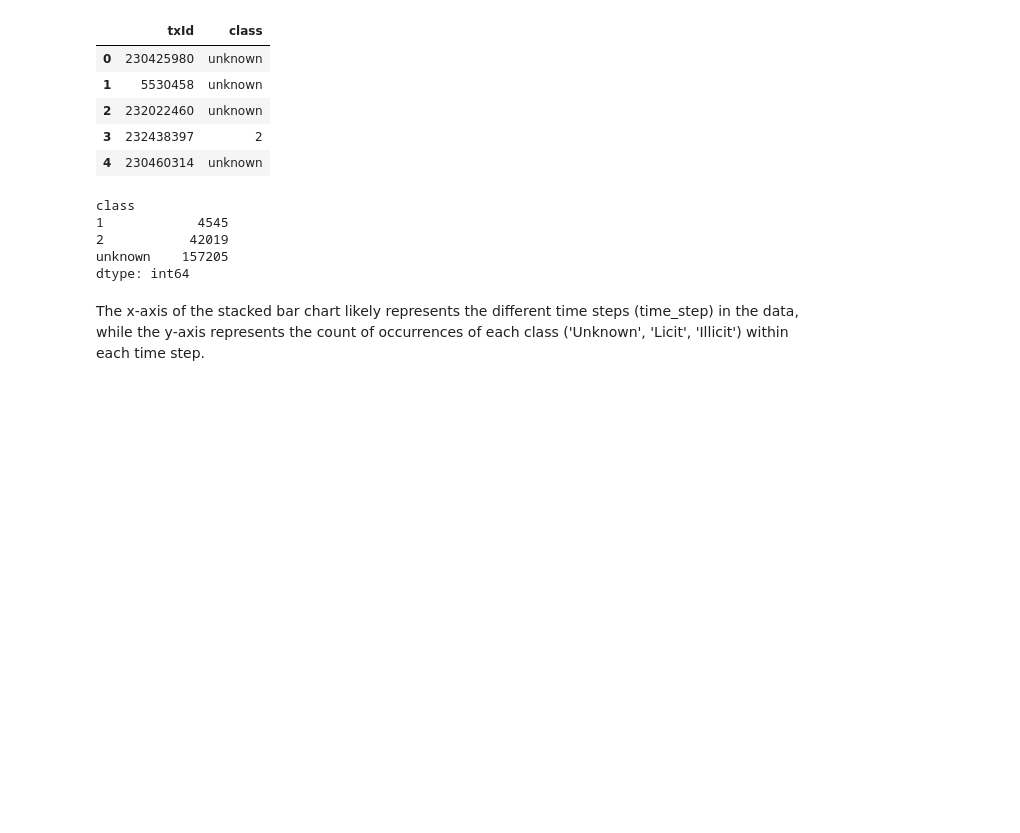
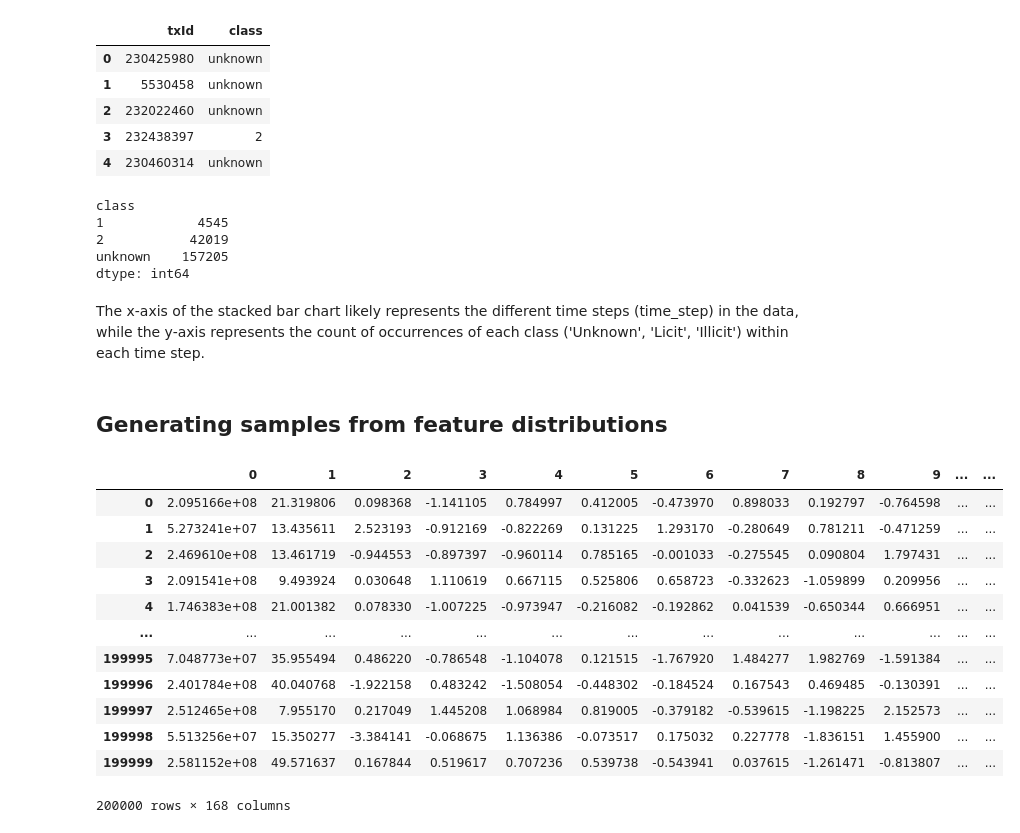
Before and after one commit to pmedare/synthesis-project-II, a Jupyter notebook: Roger/first_tries.ipynb, the cells around one changed output. Drawn from its saved outputs; the diff is of its cells as text; code cells hidden in the pictures; blank space fills up the shorter version.

```diff
--- a/Roger/first_tries.ipynb
+++ b/Roger/first_tries.ipynb
@@ -90,3 +112,12 @@ fig = go.Figure(data = [
 ])
 fig.update_layout(barmode='stack')
 py.iplot(fig)
+# %% [markdown]
+## Generating samples from feature distributions
+# %%
+# Merge df_features and df_classes on their indices if they have the same index
+merged_df = pd.merge(df_features, df_classes, left_index=True, right_index=True)
+
+# Filter the rows with class 'unknown'
+unknown_df = merged_df[merged_df['class'] == 'unknown']
+known_df = merged_df[merged_df['class'] != 'unknown']
@@ -92,0 +169,16 @@ py.iplot(fig)
+# %%
+generated_samples_df
+# %% [output]
+|  | 0 | 1 | 2 | 3 | 4 | 5 | 6 | 7 | 8 | 9 | ... | ... |
+| 0 | 2.095166e+08 | 21.319806 | 0.098368 | -1.141105 | 0.784997 | 0.412005 | -0.473970 | 0.898033 | 0.192797 | -0.764598 | ... | ... |
+| 1 | 5.273241e+07 | 13.435611 | 2.523193 | -0.912169 | -0.822269 | 0.131225 | 1.293170 | -0.280649 | 0.781211 | -0.471259 | ... | ... |
+| 2 | 2.469610e+08 | 13.461719 | -0.944553 | -0.897397 | -0.960114 | 0.785165 | -0.001033 | -0.275545 | 0.090804 | 1.797431 | ... | ... |
+| 3 | 2.091541e+08 | 9.493924 | 0.030648 | 1.110619 | 0.667115 | 0.525806 | 0.658723 | -0.332623 | -1.059899 | 0.209956 | ... | ... |
+| 4 | 1.746383e+08 | 21.001382 | 0.078330 | -1.007225 | -0.973947 | -0.216082 | -0.192862 | 0.041539 | -0.650344 | 0.666951 | ... | ... |
+| ... | ... | ... | ... | ... | ... | ... | ... | ... | ... | ... | ... | ... |
+| 199995 | 7.048773e+07 | 35.955494 | 0.486220 | -0.786548 | -1.104078 | 0.121515 | -1.767920 | 1.484277 | 1.982769 | -1.591384 | ... | ... |
+| 199996 | 2.401784e+08 | 40.040768 | -1.922158 | 0.483242 | -1.508054 | -0.448302 | -0.184524 | 0.167543 | 0.469485 | -0.130391 | ... | ... |
+| 199997 | 2.512465e+08 | 7.955170 | 0.217049 | 1.445208 | 1.068984 | 0.819005 | -0.379182 | -0.539615 | -1.198225 | 2.152573 | ... | ... |
+| 199998 | 5.513256e+07 | 15.350277 | -3.384141 | -0.068675 | 1.136386 | -0.073517 | 0.175032 | 0.227778 | -1.836151 | 1.455900 | ... | ... |
+| 199999 | 2.581152e+08 | 49.571637 | 0.167844 | 0.519617 | 0.707236 | 0.539738 | -0.543941 | 0.037615 | -1.261471 | -0.813807 | ... | ... |
+200000 rows × 168 columns
```
Also changed, not shown: parts of 11 cells of this notebook.
